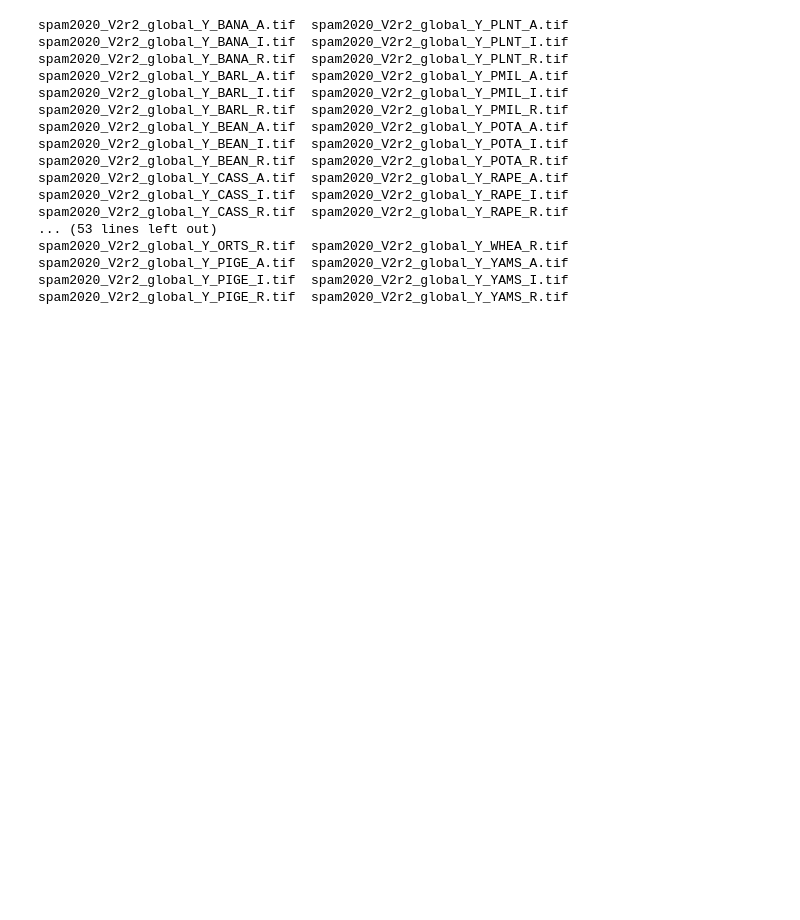
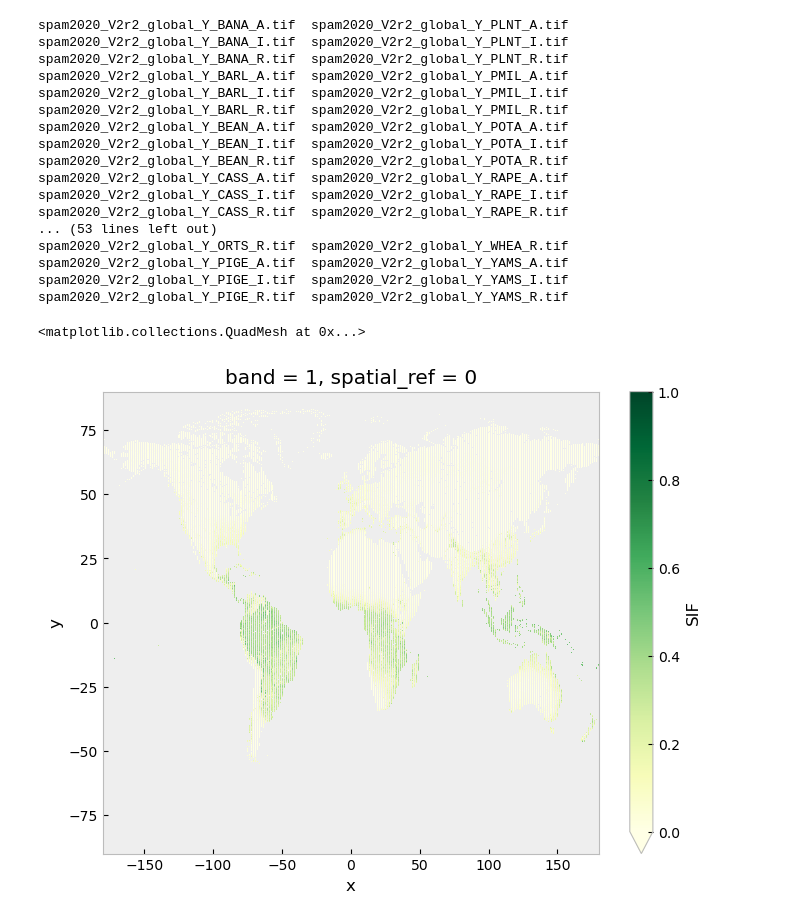
Before and after one commit to Shrad-Shukla1/crop_yield_forecasting, a Jupyter notebook: code/notebook/downscale_yield_with_SIF.ipynb, the cells around one changed output. Cells and saved outputs as stored; diff of their text form; code cells hidden in the pictures; blank space fills up the shorter version.

Commit message:
Updated geosif v2 data processing

```diff
--- a/code/notebook/downscale_yield_with_SIF.ipynb
+++ b/code/notebook/downscale_yield_with_SIF.ipynb
@@ -324,3 +324,33 @@ spam2020_V2r2_global_Y_ORTS_R.tif  spam2020_V2r2_global_Y_WHEA_R.tif
 spam2020_V2r2_global_Y_PIGE_A.tif  spam2020_V2r2_global_Y_YAMS_A.tif
 spam2020_V2r2_global_Y_PIGE_I.tif  spam2020_V2r2_global_Y_YAMS_I.tif
 spam2020_V2r2_global_Y_PIGE_R.tif  spam2020_V2r2_global_Y_YAMS_R.tif
+# %%
+import xarray as xr
+gosif_v2 = xr.open_mfdataset('/home/chc-shrad/DATA/SIF/GOSIF_v2/netcdf/monthly/GOSIF_v2_*', combine='nested', concat_dim='time')
+
+yearly_mean = gosif_v2['SIF'].groupby('time.year').mean(dim='time')
+years = yearly_mean.year.values
+
+ncols = 6
+nrows = int(np.ceil(len(years) / ncols))
+
+fig, axes = plt.subplots(nrows, ncols, figsize=(ncols * 4, nrows * 3))
+axes = axes.flatten()
+
+for i, year in enumerate(years):
+    yearly_mean.sel(year=year).plot(ax=axes[i], cmap='YlGn', vmin=0, vmax=1, add_colorbar=False)
+    axes[i].set_title(str(year))
+    axes[i].set_xlabel('')
+    axes[i].set_ylabel('')
+
+for j in range(i + 1, len(axes)):
+    axes[j].set_visible(False)
+
+plt.suptitle('GOSIF v2 Yearly Mean SIF', fontsize=14, y=1.02)
+plt.tight_layout()
+plt.show()
+# %%
+gosif_v2['SIF'].sel(time=(gosif_v2.coords['time.month']==3) & (gosif_v2.coords['time.year']>=2003) & (gosif_v2.coords['time.year']<=2018)).mean(dim='time').plot(vmin=0, vmax=1, cmap='YlGn', figsize=(8, 6))
+# %% [output]
+<matplotlib.collections.QuadMesh at 0x...>
+[figure, added]
```
Also changed, not shown: parts of 5 cells of this notebook, 1 other file.
